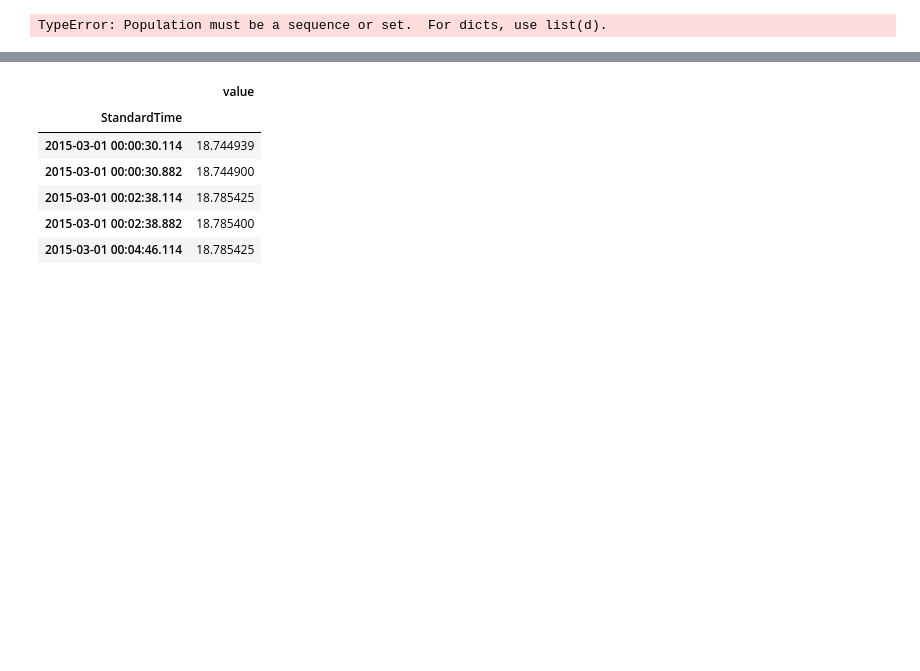
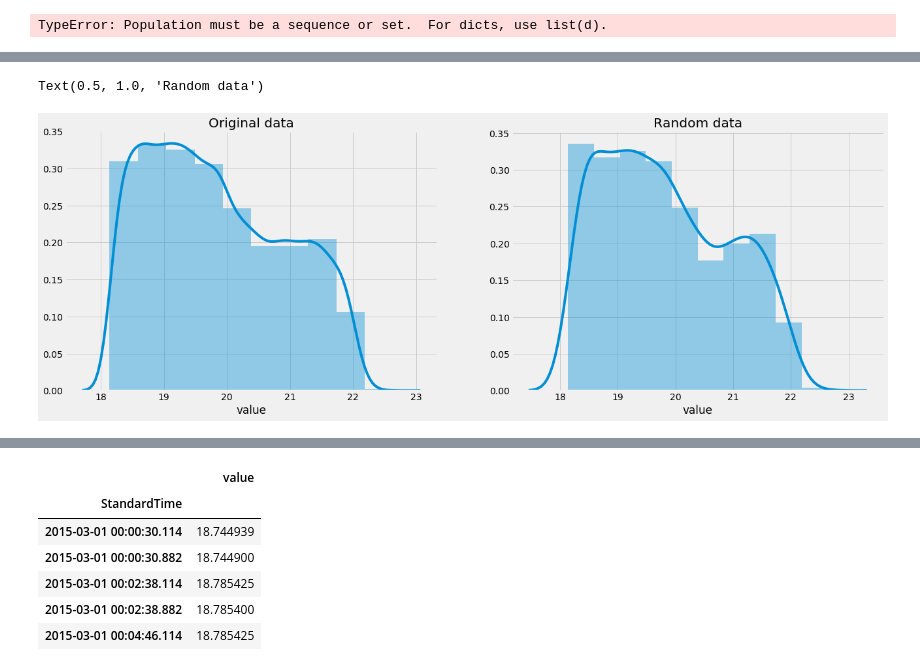
Before and after one commit to parinyad123/Telemetry_Project, a Jupyter notebook: Predict_time_Series/Telemetry/TANKTEMP092_098.ipynb, the cells around one changed output, grey strips where cells are left out. Drawn from its saved outputs; the diff is of its cells as text; code cells hidden in the pictures; blank space fills up the shorter version.

```diff
--- a/Predict_time_Series/Telemetry/TANKTEMP092_098.ipynb
+++ b/Predict_time_Series/Telemetry/TANKTEMP092_098.ipynb
@@ -229,0 +257,11 @@ data.shape()
+# %%
+plt.figure(figsize=(20,15))
+plt.subplot(2,2,1)
+sns.distplot(data_std['value'],bins=10)
+plt.title('Original data')
+plt.subplot(2,2,2)
+sns.distplot(data_rd['value'],bins=10)
+plt.title('Random data')
+# %% [output]
+Text(0.5, 1.0, 'Random data')
+[figure, added]
```
Also changed, not shown: parts of 31 cells of this notebook.
